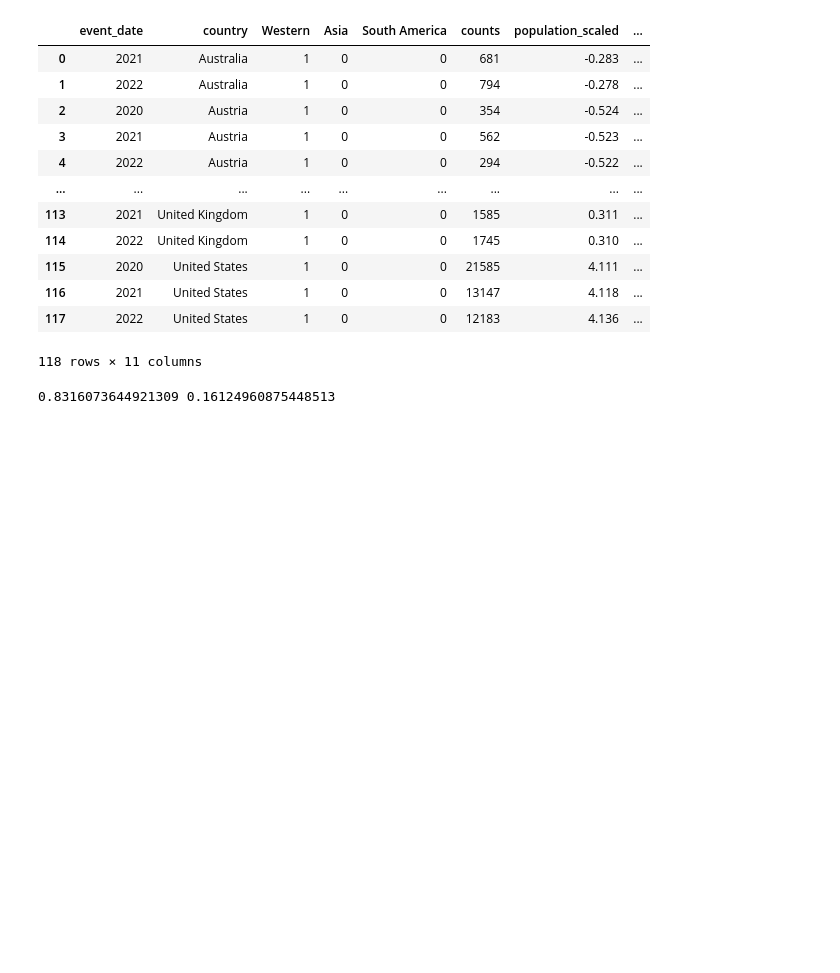
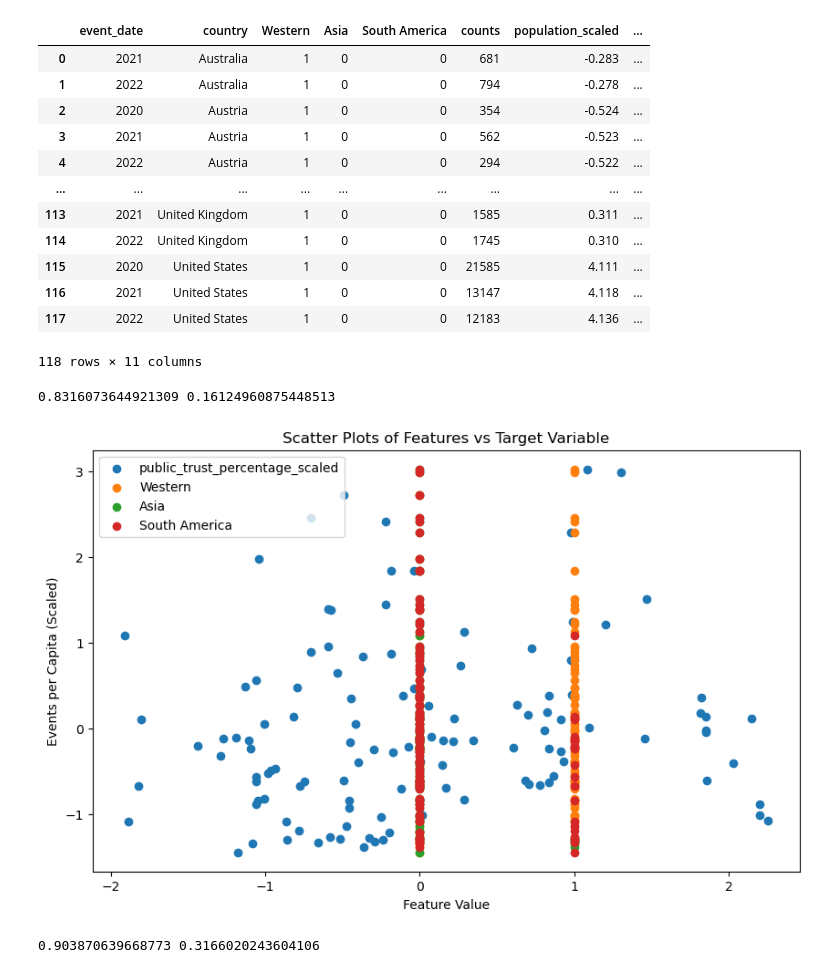
Before and after one commit to melodyyu754/belgium-doc-tracker, a Jupyter notebook: EDA/testing_models.ipynb, the cells around one changed output. Drawn from its saved outputs; the diff is of its cells as text; code cells hidden in the pictures; blank space fills up the shorter version.

Commit message:
think I have solidifed first ML model

```diff
--- a/EDA/testing_models.ipynb
+++ b/EDA/testing_models.ipynb
@@ -178,0 +297,69 @@ print(mse, r2)
+# %%
+import pandas as pd
+import numpy as np
+import matplotlib.pyplot as plt
+
+# ... (Your data loading, scaling, and model building code here) ...
+
+# Create a DataFrame for easier plotting
+plot_df = pd.DataFrame({
+    'public_trust_percentage_scaled': df_scaled['public_trust_percentage_scaled'],
+    'Western': df_scaled['Western'],
+    'Asia': df_scaled['Asia'],
+    'South America': df_scaled['South America'],
+    'events_per_capita_scaled': df_scaled['events_per_capita_scaled']
+})
+
+# Create a figure and axes object
+fig, ax = plt.subplots(figsize=(10, 6))
+
+# Create a scatter plot for each feature against the target variable
+for feature in ['public_trust_percentage_scaled', 'Western', 'Asia', 'South America']:
+    ax.scatter(plot_df[feature], plot_df['events_per_capita_scaled'], label=feature)
+
+# Set labels and title
+ax.set_xlabel("Feature Value")
+ax.set_ylabel("Events per Capita (Scaled)")
+ax.set_title("Scatter Plots of Features vs Target Variable")
+
+# Add a legend
+ax.legend()
+
+# Show the plot
+plt.show()
+# %% [output]
+[figure, added]
+# %%
+# PRESENT MODEL
+# Defining my X and y arrays
+X = df_scaled[['public_trust_percentage_scaled', 'gdp_per_capita_scaled', 'Western', 'Asia', 'South America']]
+y = df_scaled['events_per_capita_scaled']
+
+# Train-Test Split
+X_train, X_test, y_train, y_test = train_test_split(X, y, test_size=0.3, random_state=42)
+
+# Adding Interaction Terms because public trust percentage and gdp per capita are highly correlated
+X_train['public_trust_x_gdp_per_capita'] = X_train['public_trust_percentage_scaled'] * X_train['gdp_per_capita_scaled']
+X_test['public_trust_x_gdp_per_capita'] = X_test['public_trust_percentage_scaled'] * X_test['gdp_per_capita_scaled']
+
+
+# --- Polynomial Features ---
+poly_features = PolynomialFeatures(degree=3)  # Experiment with different degrees
+X_train_poly = poly_features.fit_transform(X_train[['public_trust_percentage_scaled', 'gdp_per_capita_scaled']])  # Apply only to public_trust
+X_test_poly = poly_features.transform(X_test[['public_trust_percentage_scaled', 'gdp_per_capita_scaled']])
+
+# Concatenate the transformed features with the original categorical features
+X_train_poly = np.concatenate((X_train_poly, X_train[['Western', 'Asia', 'South America', 'public_trust_x_gdp_per_capita']]), axis=1)
+X_test_poly = np.concatenate((X_test_poly, X_test[['Western', 'Asia', 'South America', 'public_trust_x_gdp_per_capita']]), axis=1)
+
+# --- Create and Fit Model ---
+model = LinearRegression()
+model.fit(X_train_poly, y_train)
+
+# --- Predict and Evaluate ---
+y_pred = model.predict(X_test_poly)
+mse = mean_squared_error(y_test, y_pred)
+r2 = r2_score(y_test, y_pred)
+print(mse, r2)
+# %% [output]
+0.903870639668773 0.3166020243604106
```
Also changed, not shown: parts of 7 cells of this notebook.
